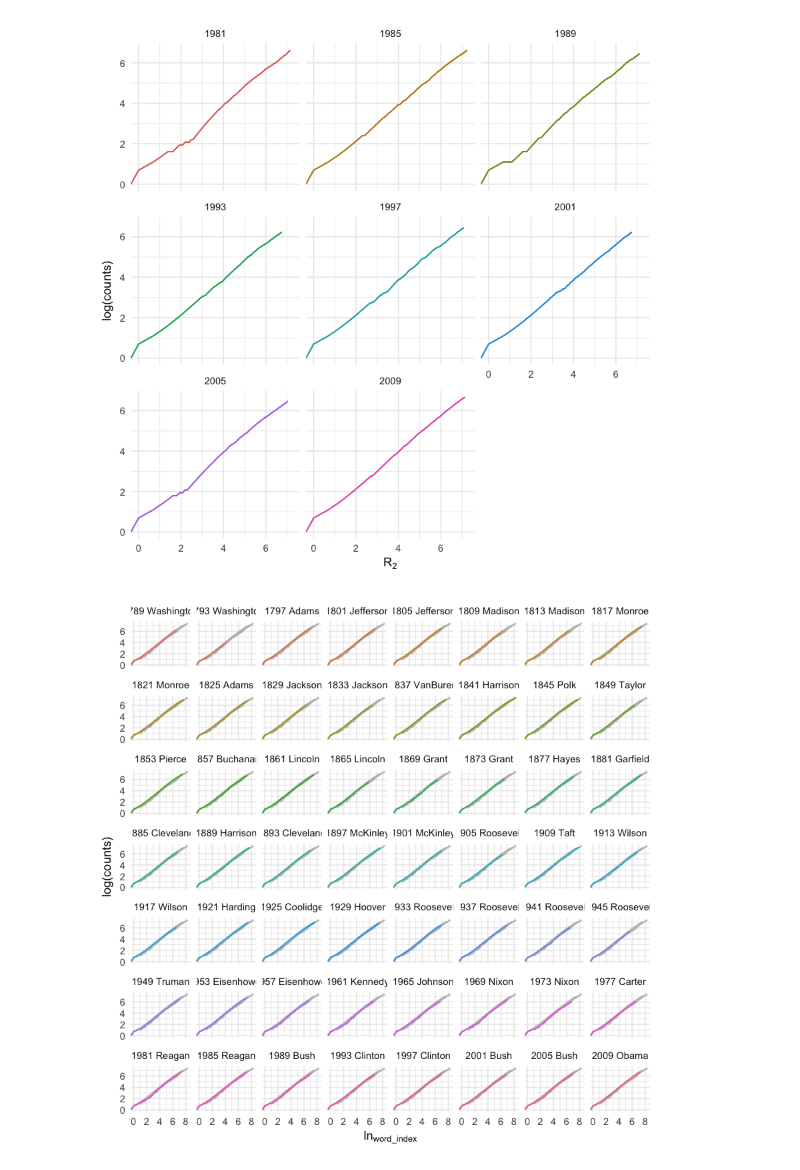
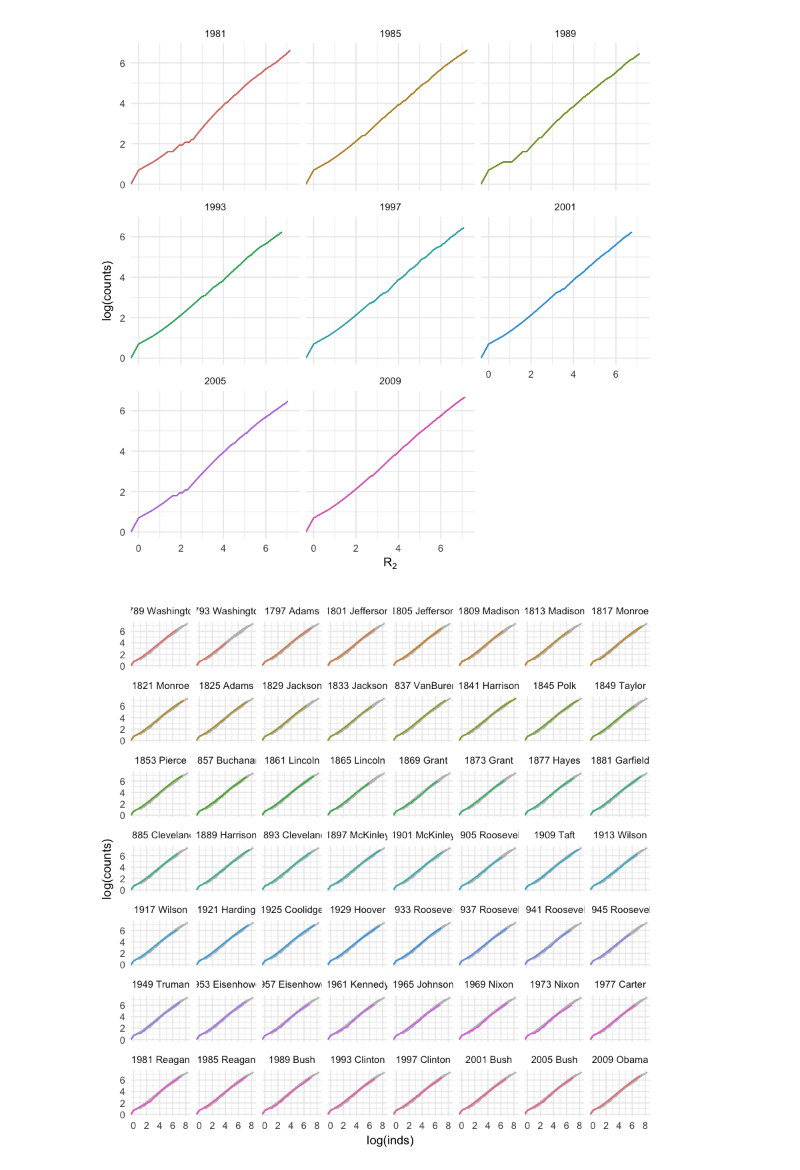
Before and after one commit to jcbain/fun_side_projects, a Jupyter notebook: diverse_words/notebooks/collector_curve.ipynb, the cells around one changed output. Drawn from its saved outputs; the diff is of its cells as text; code cells hidden in the pictures.

```diff
--- a/diverse_words/notebooks/collector_curve.ipynb
+++ b/diverse_words/notebooks/collector_curve.ipynb
@@ -80,12 +92,10 @@ part <- data %>%
  select(-combined)
 # %%
 ggplot() +
-  geom_line(data = part, aes(log(inds), log(counts), group = year), colour = 'grey') +
+  geom_line(data = part, aes(log(inds), log(counts), group = year), colour = 'grey', size = .5) +
   geom_line(data = full, aes(log(inds), log(counts), colour = combined)) +
   facet_wrap(~combined) +
   theme_minimal() +
-  theme(legend.position="none") +
-  xlab(expression(paste(ln[word_index]))) +
-  ylab(expression(paste(ln[num_unique_words])))
+  theme(legend.position="none")
 # %% [output]
-[figure, old version]
+[figure, new version]
```
Also changed, not shown: parts of 1 cell of this notebook, 1 other file.
